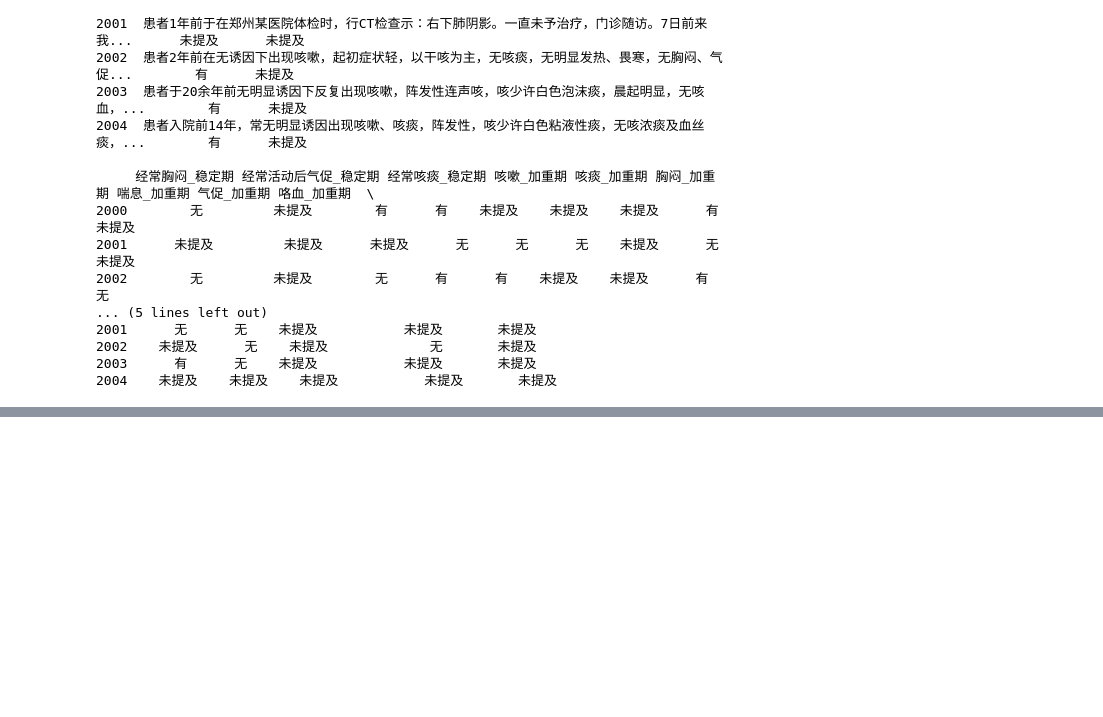
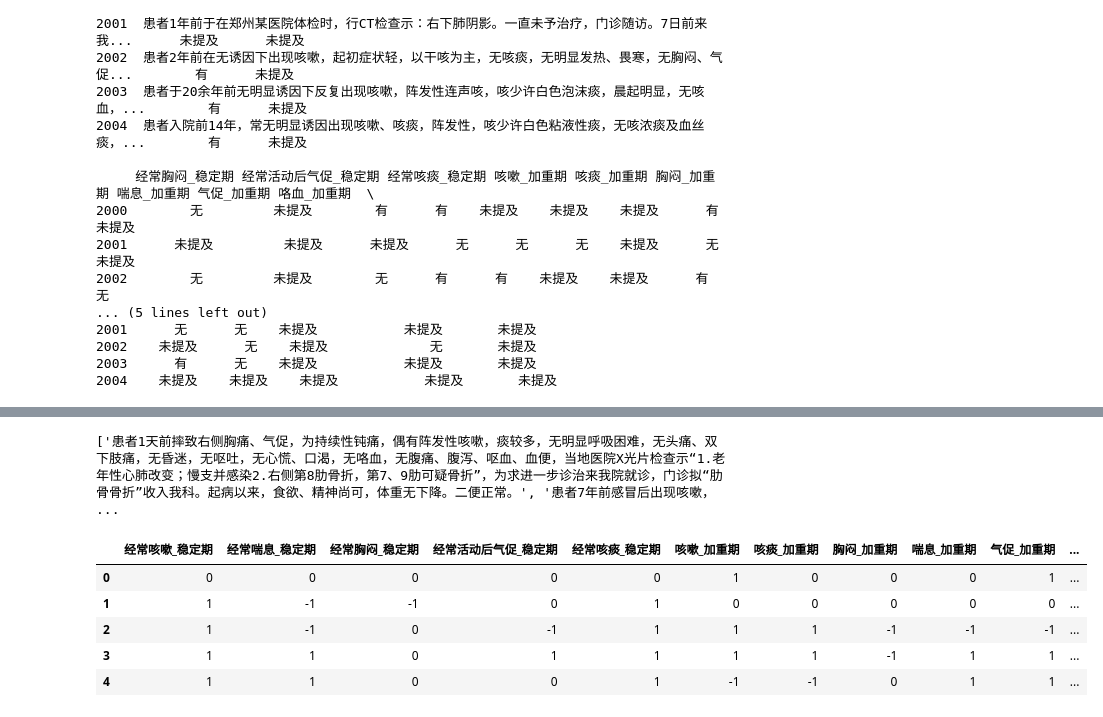
Before and after one commit to ShizhongLi/TP-NLP, a Jupyter notebook: ExtractFeature/medical_text_pretrain.ipynb, the cells around one changed output, grey strips where cells are left out. Drawn from its saved outputs; the diff is of its cells as text; code cells hidden in the pictures; blank space fills up the shorter version.

```diff
--- a/ExtractFeature/medical_text_pretrain.ipynb
+++ b/ExtractFeature/medical_text_pretrain.ipynb
@@ -166,0 +203,4 @@ df_sourceData_test.to_csv('medical_test.tsv',sep='\t',encoding='utf8')
+# %%
+df_sourceData02 = pd.read_excel('./深圳-现病_处理后史.xlsx')
+print(df_sourceData02.info())
+df_sourceData02.head()
@@ -166,0 +232,10 @@ df_sourceData_test.to_csv('medical_test.tsv',sep='\t',encoding='utf8')
+# %%
+df_sourceData02 = df_sourceData02[['现病史','经常咳嗽_稳定期', '经常喘息_稳定期', '经常胸闷_稳定期',
+       '经常活动后气促_稳定期', '经常咳痰_稳定期', '咳嗽_加重期', '咳痰_加重期', '胸闷_加重期',
+       '喘息_加重期', '气促_加重期', '咯血_加重期', '发热_加重期', '胸痛_加重期', '心悸_加重期',
+        '夜间阵发性呼吸困难_加重期', '双下肢水肿_加重期']]
+print(df_sourceData02.head())
+print(df_sourceData02['现病史'].tolist()[:5])
+df_sourceData02.loc[:,'现病史'] = df_sourceData02['现病史'].str.replace('\n','')
+df_sourceData02.loc[:,'现病史'] = df_sourceData02['现病史'].str.replace(' ','')
+print(df_sourceData02['现病史'].tolist()[:5])
@@ -166,0 +260,19 @@ df_sourceData_test.to_csv('medical_test.tsv',sep='\t',encoding='utf8')
+# %%
+list_text02 = df_sourceData02['现病史'].tolist()
+list_text02 = [x.replace("\n","") for x in list_text02]
+print(list_text02[:5])
+# %% [output]
+['患者1天前摔致右侧胸痛、气促，为持续性钝痛，偶有阵发性咳嗽，痰较多，无明显呼吸困难，无头痛、双下肢痛，无昏迷，无呕吐，无心慌、口渴，无咯血，无腹痛、腹泻、呕血、血便，当地医院X光片检查示“1.老年性心肺改变；慢支并感染2.右侧第8肋骨折，第7、9肋可疑骨折”，为求进一步诊治来我院就诊，门诊拟“肋骨骨折”收入我科。起病以来，食欲、精神尚可，体重无下降。二便正常。', '患者7年前感冒后出现咳嗽， ...
+# %%
+df_label02 = df_sourceData02[['经常咳嗽_稳定期', '经常喘息_稳定期', '经常胸闷_稳定期',
+       '经常活动后气促_稳定期', '经常咳痰_稳定期', '咳嗽_加重期', '咳痰_加重期', '胸闷_加重期',
+       '喘息_加重期', '气促_加重期', '咯血_加重期', '发热_加重期', '胸痛_加重期', '心悸_加重期',
+        '夜间阵发性呼吸困难_加重期', '双下肢水肿_加重期']]
+df_label02.head()
+# %% [output]
+|  | 经常咳嗽_稳定期 | 经常喘息_稳定期 | 经常胸闷_稳定期 | 经常活动后气促_稳定期 | 经常咳痰_稳定期 | 咳嗽_加重期 | 咳痰_加重期 | 胸闷_加重期 | 喘息_加重期 | 气促_加重期 | ... |
+| 0 | 0 | 0 | 0 | 0 | 0 | 1 | 0 | 0 | 0 | 1 | ... |
+| 1 | 1 | -1 | -1 | 0 | 1 | 0 | 0 | 0 | 0 | 0 | ... |
+| 2 | 1 | -1 | 0 | -1 | 1 | 1 | 1 | -1 | -1 | -1 | ... |
+| 3 | 1 | 1 | 0 | 1 | 1 | 1 | 1 | -1 | 1 | 1 | ... |
+| 4 | 1 | 1 | 0 | 0 | 1 | -1 | -1 | 0 | 1 | 1 | ... |
```
Also changed, not shown: parts of 13 cells of this notebook, 9 other files.
